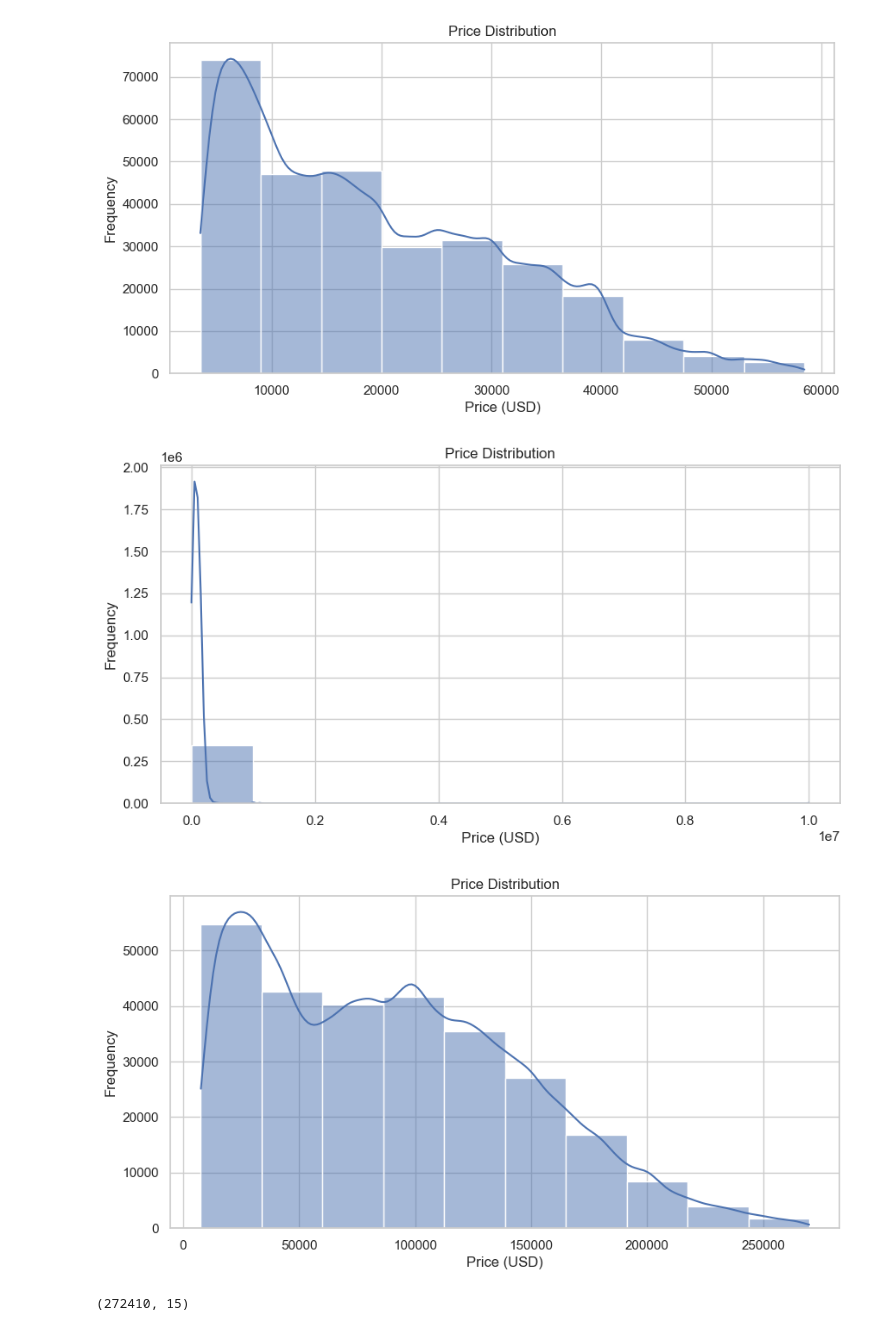
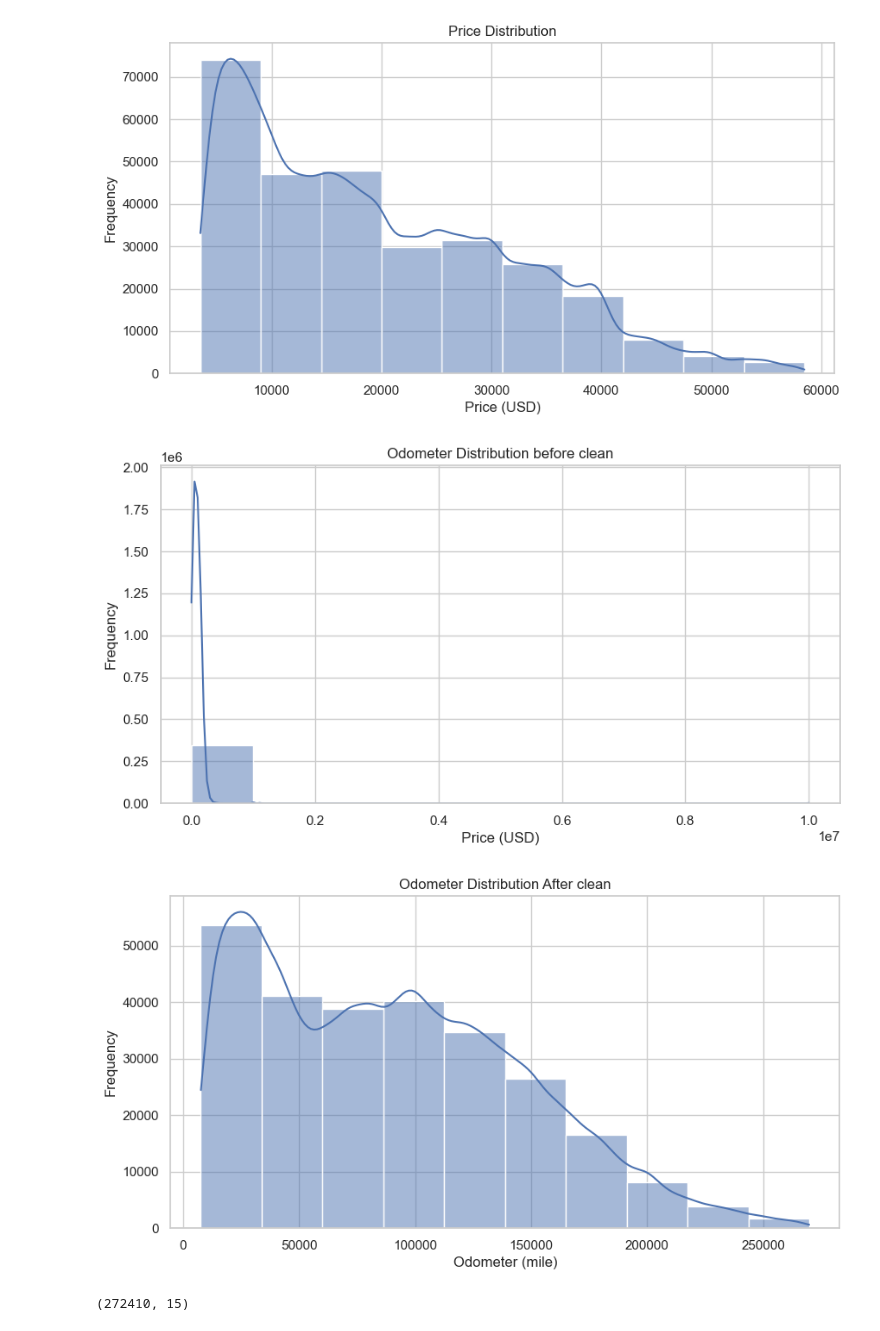
Before and after one commit to JaySorawit/MlopsProject_UsedCarPricePredictor, a Jupyter notebook: notebooks/test.ipynb, the cells around one changed output. Saved outputs shown, nothing was run; the diff lists cells and outputs as text; code cells hidden in the pictures.

```diff
--- a/notebooks/test.ipynb
+++ b/notebooks/test.ipynb
@@ -229,7 +225,8 @@ def reduce_cardinality(df, column, n):
     return df
 
 df = reduce_cardinality(df, 'manufacturer', 30)
-df = reduce_cardinality(df, 'region', 100)
+df = reduce_cardinality(df, 'region', 50)
+df = reduce_cardinality(df, 'model', 50)
 # %% [markdown]
 ## clean outlier
 # %%
@@ -323,23 +320,23 @@ df_filtered = df_filtered[(df_filtered['odometer'] < odo_upper_limit) & (df_filt
 # %%
 plt.figure(figsize=(10, 5))
 sns.histplot(df['odometer'], bins=10, kde=True)
-plt.title("Price Distribution")
+plt.title("Odometer Distribution before clean")
 plt.xlabel("Price (USD)")
 plt.ylabel("Frequency")
 plt.grid(True)
 plt.show()
 # %% [output]
-[figure, old version]
+[figure, new version]
 # %%
 plt.figure(figsize=(10, 5))
 sns.histplot(df_filtered['odometer'], bins=10, kde=True)
-plt.title("Price Distribution")
-plt.xlabel("Price (USD)")
+plt.title("Odometer Distribution After clean")
+plt.xlabel("Odometer (mile)")
 plt.ylabel("Frequency")
 plt.grid(True)
 plt.show()
 # %% [output]
-[figure, old version]
+[figure, new version]
 # %%
 df_filtered.shape
 # %% [output]
```
Also changed, not shown: parts of 11 cells of this notebook, 6 other files.
